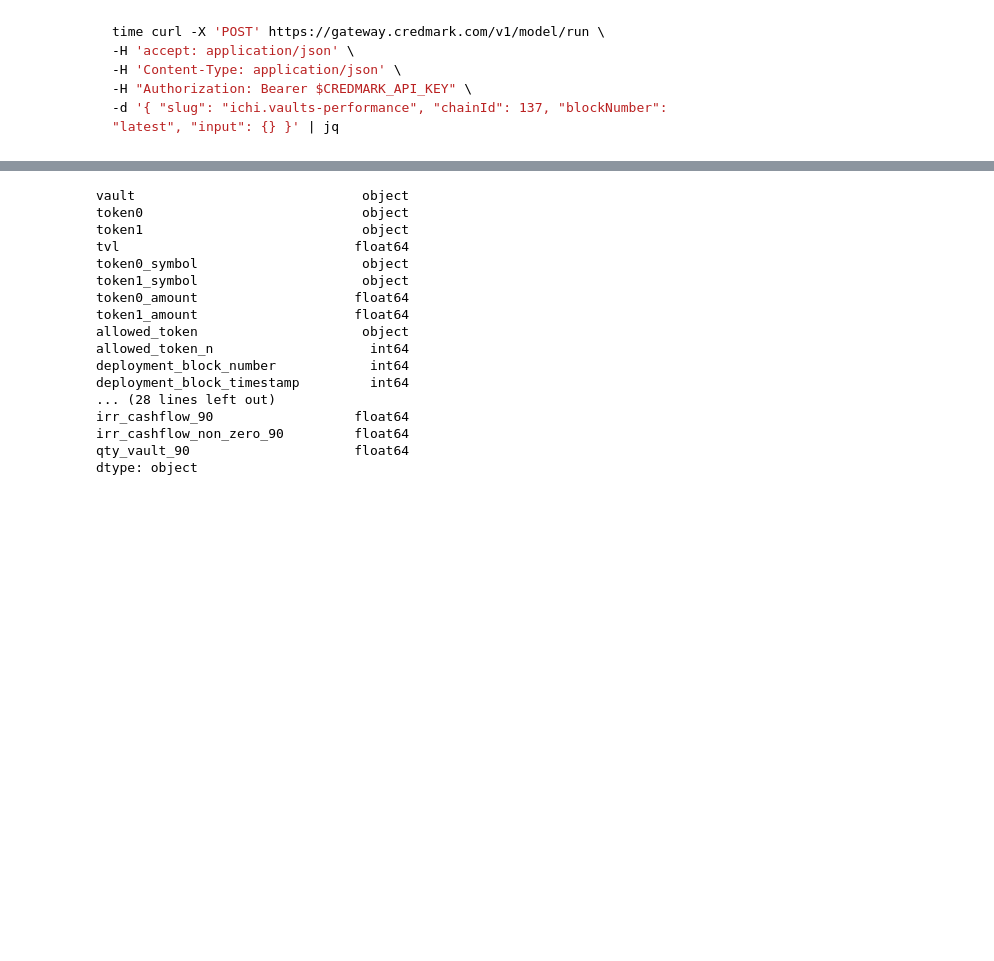
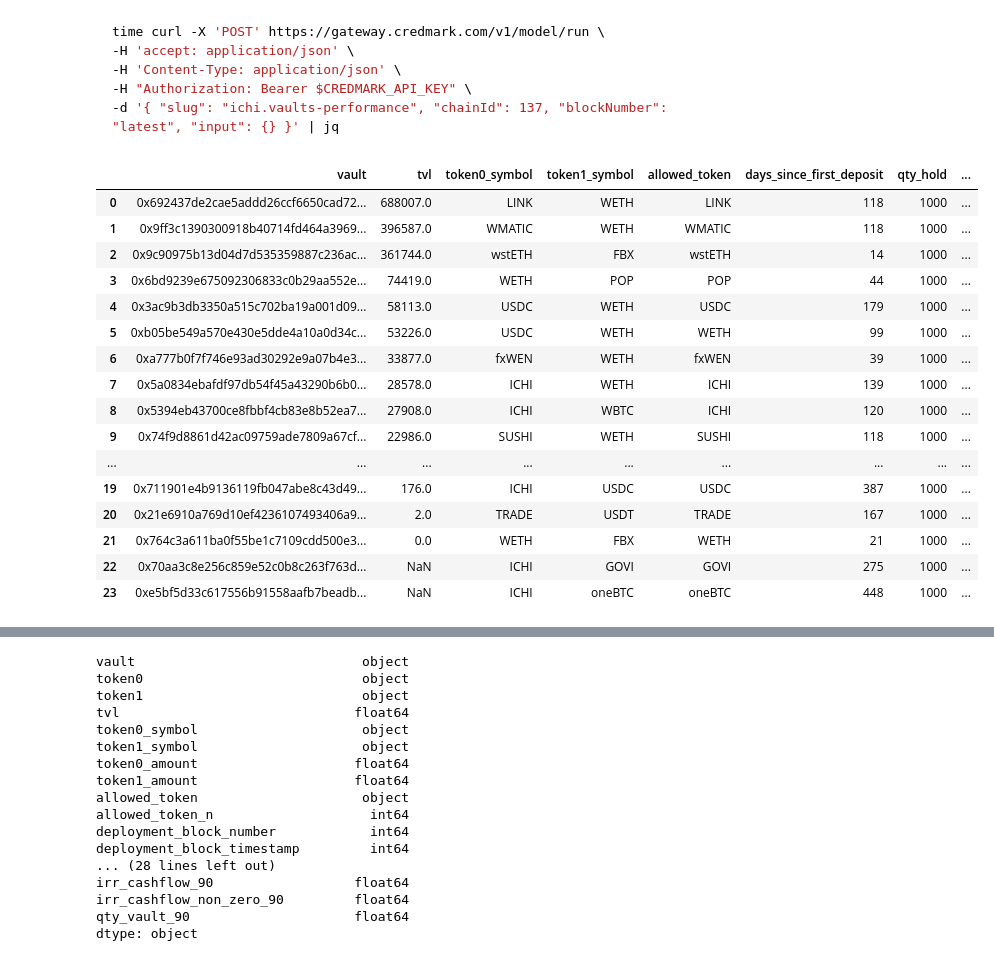
Before and after one commit to credmark/credmark-models-notebook, a Jupyter notebook: ichi/ichi_vault.ipynb, the cells around one changed output, grey strips where cells are left out. Drawn from its saved outputs; the diff is of its cells as text; code cells hidden in the pictures; blank space fills up the shorter version.

````diff
--- a/ichi/ichi_vault.ipynb
+++ b/ichi/ichi_vault.ipynb
@@ -3,20 +3,20 @@ import os
 from credmark.cmf.ipython import create_cmf
 from credmark.cmf.types import Token, Contract, Address, Account, BlockNumber, Records
 import models
-models_path = models.__path__[0]
 
 fix_block_number = 41028518 + 6010
 
 fix_block_number = 42293227
 
-fix_block_number = None
+# fix_block_number = None
 
-fix_block_number = 42538803
+fix_block_number = 44160578
 
 cmf_param = {
     'block_number': fix_block_number,
     'chain_id': 137,
     # 'api_url': 'http://localhost:8700'
+    'use_local_models': '-',
 }
 
 context, _model_loader = create_cmf(cmf_param, True)
@@ -62,6 +62,9 @@ for vault_addr in IchiVaults.ICHI_POLYGON_VAULTS:
     vault_ichi = Token(vault_addr).set_abi(abi=ICHI_VAULT, set_loaded=True)
 
     dfs = {}
+
+    if vault_ichi.abi is None:
+        raise ValueError(f'abi is None for {vault_ichi}')
 
     for evt in vault_ichi.abi.events:
         if evt in ['Rebalance', 'Deposit', 'Withdraw']:
@@ -166,6 +169,54 @@ time curl -X 'POST' https://gateway.credmark.com/v1/model/run \
 -H "Authorization: Bearer $CREDMARK_API_KEY" \
 -d '{ "slug": "ichi.vaults-performance", "chainId": 137, "blockNumber": "latest", "input": {} }' | jq
 ```
+# %%
+result = context.run_model('ichi.vaults-performance', {})
+df_vaults_performance = pd.DataFrame(result['data'])
+# df_vaults_performance.to_csv('df_vaults_performance_updated3.csv')
+
+# assert df_vaults_performance.loc[df_vaults_performance.irr_hold_5050 < df_vaults_performance.irr_uniswap].empty
+
+# 'value_hold', 'value_vault', 'value_uniswap_lp', 'qty_hold_5050'
+
+(df_vaults_performance
+    .loc[:, ['vault', 'tvl', 'token0_symbol', 'token1_symbol',
+             'allowed_token', 'days_since_first_deposit', ] +
+         ['qty_hold', 'qty_vault'] +
+         [f'return_rate{i}' for i in ['']] +
+         [f'irr_cashflow{i}' for i in ['']] +
+         [f'irr_cashflow_non_zero{i}' for i in ['']]]
+    .sort_values('tvl', ascending=False)
+    .reset_index(drop=True)
+    .assign(
+        tvl=lambda df: round(df.tvl, 0),
+        days_since_first_deposit=lambda df: df.days_since_first_deposit.astype(
+            int),
+        qty_hold=lambda df: round(df.qty_hold, 1),
+        qty_vault=lambda df: round(df.qty_vault, 1),
+        return_rate=lambda df: round(df.return_rate * 100, 1),
+        irr_cashflow=lambda df: round(df.irr_cashflow * 100, 1),
+        irr_cashflow_non_zero=lambda df: (df.irr_cashflow_non_zero * 100).astype(float)
+    )
+    # .to_csv('df_vaults_performance_updated6.csv', index=False)
+ )
+# %% [output]
+|  | vault | tvl | token0_symbol | token1_symbol | allowed_token | days_since_first_deposit | qty_hold | ... |
+| 0 | 0x692437de2cae5addd26ccf6650cad72... | 688007.0 | LINK | WETH | LINK | 118 | 1000 | ... |
+| 1 | 0x9ff3c1390300918b40714fd464a3969... | 396587.0 | WMATIC | WETH | WMATIC | 118 | 1000 | ... |
+| 2 | 0x9c90975b13d04d7d535359887c236ac... | 361744.0 | wstETH | FBX | wstETH | 14 | 1000 | ... |
+| 3 | 0x6bd9239e675092306833c0b29aa552e... | 74419.0 | WETH | POP | POP | 44 | 1000 | ... |
+| 4 | 0x3ac9b3db3350a515c702ba19a001d09... | 58113.0 | USDC | WETH | USDC | 179 | 1000 | ... |
+| 5 | 0xb05be549a570e430e5dde4a10a0d34c... | 53226.0 | USDC | WETH | WETH | 99 | 1000 | ... |
+| 6 | 0xa777b0f7f746e93ad30292e9a07b4e3... | 33877.0 | fxWEN | WETH | fxWEN | 39 | 1000 | ... |
+| 7 | 0x5a0834ebafdf97db54f45a43290b6b0... | 28578.0 | ICHI | WETH | ICHI | 139 | 1000 | ... |
+| 8 | 0x5394eb43700ce8fbbf4cb83e8b52ea7... | 27908.0 | ICHI | WBTC | ICHI | 120 | 1000 | ... |
+| 9 | 0x74f9d8861d42ac09759ade7809a67cf... | 22986.0 | SUSHI | WETH | SUSHI | 118 | 1000 | ... |
+| ... | ... | ... | ... | ... | ... | ... | ... | ... |
+| 19 | 0x711901e4b9136119fb047abe8c43d49... | 176.0 | ICHI | USDC | USDC | 387 | 1000 | ... |
+| 20 | 0x21e6910a769d10ef4236107493406a9... | 2.0 | TRADE | USDT | TRADE | 167 | 1000 | ... |
+| 21 | 0x764c3a611ba0f55be1c7109cdd500e3... | 0.0 | WETH | FBX | WETH | 21 | 1000 | ... |
+| 22 | 0x70aa3c8e256c859e52c0b8c263f763d... | NaN | ICHI | GOVI | GOVI | 275 | 1000 | ... |
+| 23 | 0xe5bf5d33c617556b91558aafb7beadb... | NaN | ICHI | oneBTC | oneBTC | 448 | 1000 | ... |
 # %%
 result = context.run_model('ichi.vaults-performance', {"days_horizon": [7, 30, 60, 90]})
 df_vaults_performance = pd.DataFrame(result['data'])
````
Also changed, not shown: parts of 2 cells of this notebook, 3 other files.
